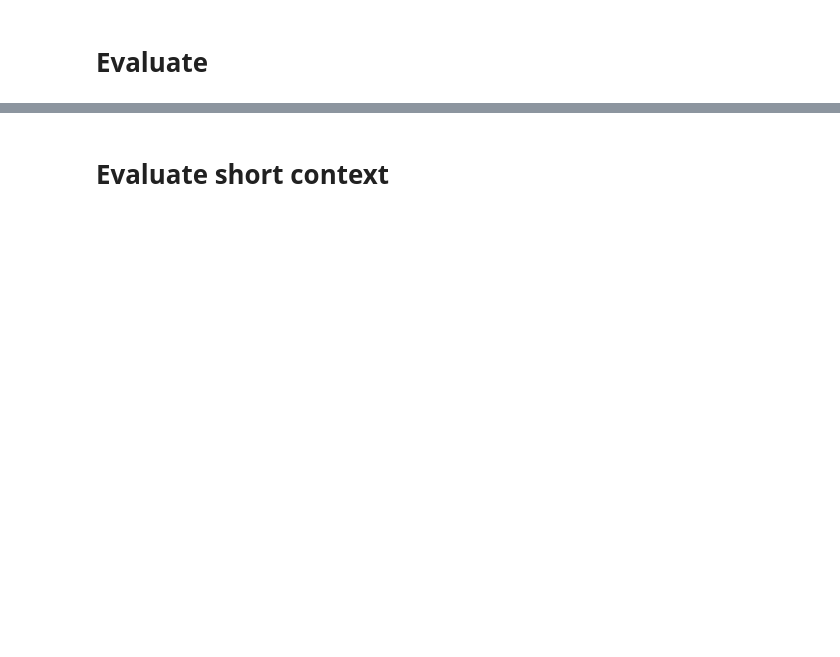
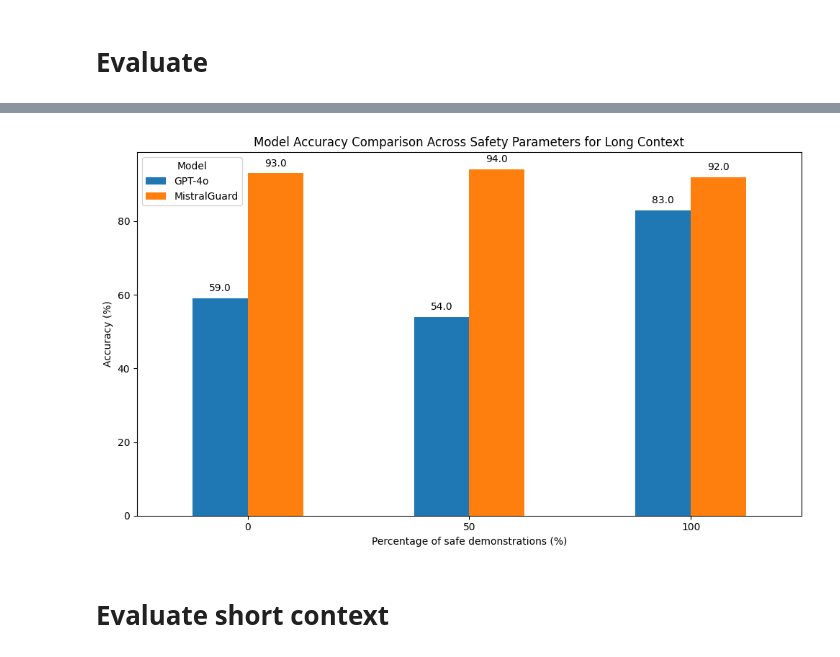
Before and after one commit to fabiopernisi/mistral-guard, a Jupyter notebook: src/g.ipynb, the cells around one changed output, grey strips where cells are left out. Saved outputs shown, nothing was run; the diff lists cells and outputs as text; code cells hidden in the pictures; blank space fills up the shorter version.

```diff
--- a/src/g.ipynb
+++ b/src/g.ipynb
@@ -110,0 +78,10 @@ Name: count, dtype: int64
+# %%
+long_context = {}
+for i, df in enumerate([eval1, eval2, eval3]):
+    if i == 0:
+        per = "0.0"
+    elif i == 1:
+        per = "0.5"
+    else:
+        per = "1.0"
+    long_context[f"safe_p_{per}"] = compute_eval_metrics(df, df['label'], ['mistral_results', 'gpt_4o_results'])
@@ -111,3 +108,25 @@ Name: count, dtype: int64
+# %%
+long_context_accuracy_df = create_accuracy_df(long_context)
+# Pivot to format suitable for bar plot
+pivot_accuracy_df = long_context_accuracy_df.pivot(index='safe_p', columns='model', values='accuracy')
+
+fig, ax = plt.subplots(figsize=(10, 6))
+bars = pivot_accuracy_df.plot(kind='bar', ax=ax)
+
+# Adding text labels above the bars
+for p in ax.patches:
+    ax.annotate(f'{p.get_height()}', (p.get_x() + p.get_width() / 2., p.get_height()), ha='center', va='center', xytext=(0, 10), textcoords='offset points')
+ax.set_title('Model Accuracy Comparison Across Safety Parameters for Long Context')
+ax.set_xlabel('Percentage of safe demonstrations (%)')
+ax.set_ylabel('Accuracy (%)')
+ax.set_xticklabels([0, 50, 100], rotation=0)
+
+ax.legend(title='Model')
+
+plt.tight_layout()
+plt.show()
+# %% [output]
+[figure, added]
 # %% [markdown]
 # Evaluate short context
 # %%
```
Also changed, not shown: parts of 60 cells of this notebook, 1 other file.
